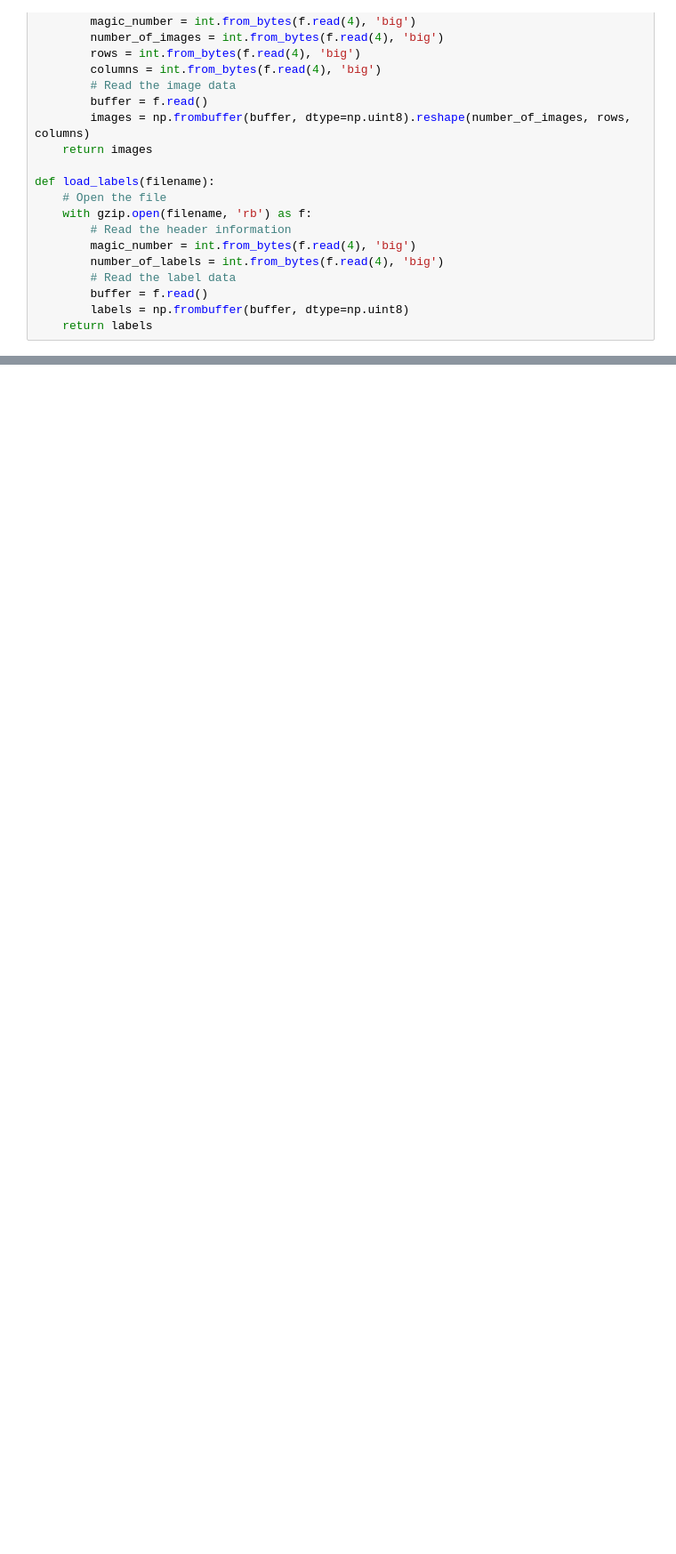
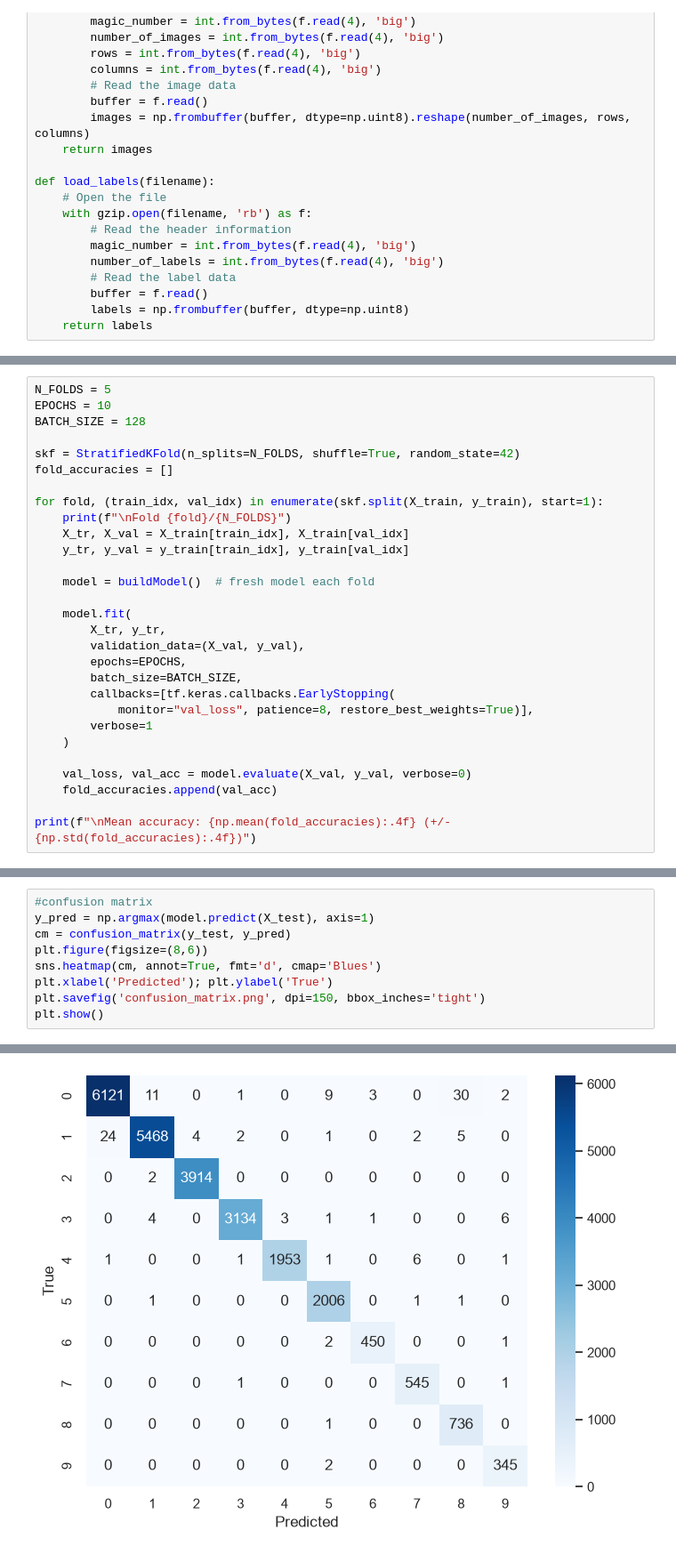
Before and after one commit to mmkktt2003/HandWritten-Digit-Recognition-for-Burmese-digits, a Jupyter notebook: source.ipynb, the cells around one changed output, grey strips where cells are left out. Shown at 89% size. Drawn from its saved outputs; the diff is of its cells as text; blank space fills up the shorter version.

```diff
--- a/source.ipynb
+++ b/source.ipynb
@@ -115,0 +88,29 @@ Model: "sequential_4"
+# %%
+N_FOLDS = 5
+EPOCHS = 10
+BATCH_SIZE = 128
+
+skf = StratifiedKFold(n_splits=N_FOLDS, shuffle=True, random_state=42)
+fold_accuracies = []
+
+for fold, (train_idx, val_idx) in enumerate(skf.split(X_train, y_train), start=1):
+    print(f"\nFold {fold}/{N_FOLDS}")
+    X_tr, X_val = X_train[train_idx], X_train[val_idx]
+    y_tr, y_val = y_train[train_idx], y_train[val_idx]
+
+    model = buildModel()  # fresh model each fold
+
+    model.fit(
+        X_tr, y_tr,
+        validation_data=(X_val, y_val),
+        epochs=EPOCHS,
+        batch_size=BATCH_SIZE,
+        callbacks=[tf.keras.callbacks.EarlyStopping(
+            monitor="val_loss", patience=8, restore_best_weights=True)],
+        verbose=1
+    )
+
+    val_loss, val_acc = model.evaluate(X_val, y_val, verbose=0)
+    fold_accuracies.append(val_acc)
+
+print(f"\nMean accuracy: {np.mean(fold_accuracies):.4f} (+/- {np.std(fold_accuracies):.4f})")
@@ -146,0 +174,10 @@ test_loss, test_accuracy = model.evaluate(test_images,test_labels)
+# %%
+#confusion matrix
+y_pred = np.argmax(model.predict(X_test), axis=1)
+cm = confusion_matrix(y_test, y_pred)
+plt.figure(figsize=(8,6))
+sns.heatmap(cm, annot=True, fmt='d', cmap='Blues')
+plt.xlabel('Predicted'); plt.ylabel('True')
+plt.savefig('confusion_matrix.png', dpi=150, bbox_inches='tight')
+plt.show()
+# %% [output]
@@ -147,3 +185,4 @@ test_loss, test_accuracy = model.evaluate(test_images,test_labels)
+[figure, added]
 # %%
 class DigitRecognizerApp:
     def __init__(self, model):
```
Also changed, not shown: parts of 10 cells of this notebook, 10 other files.
